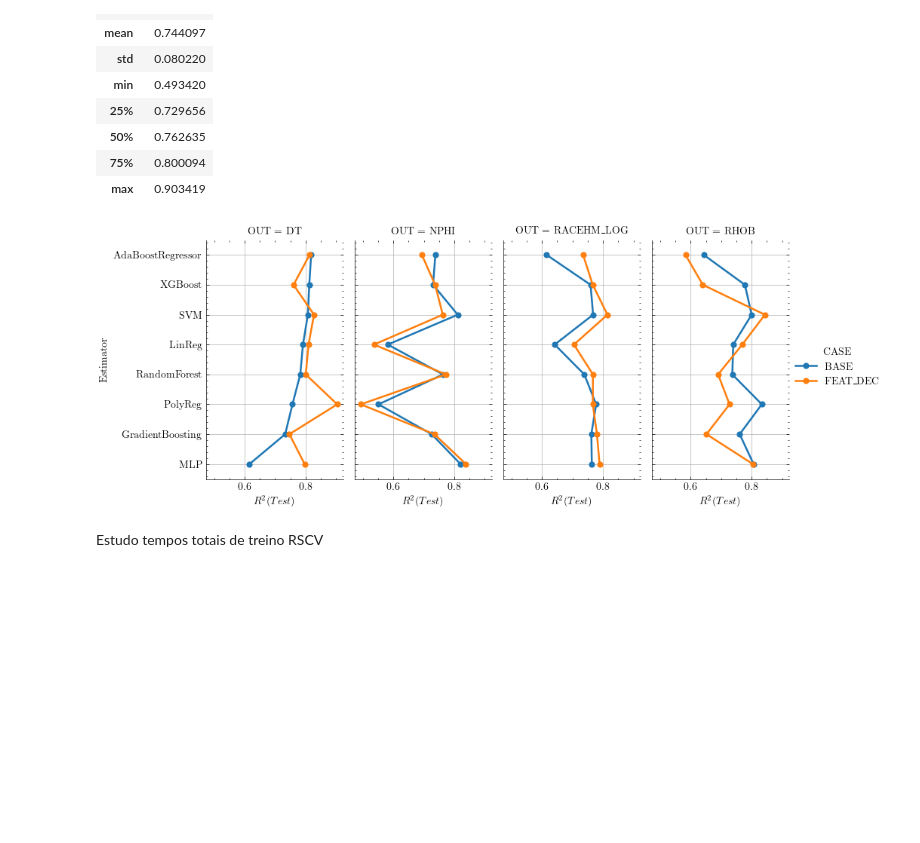
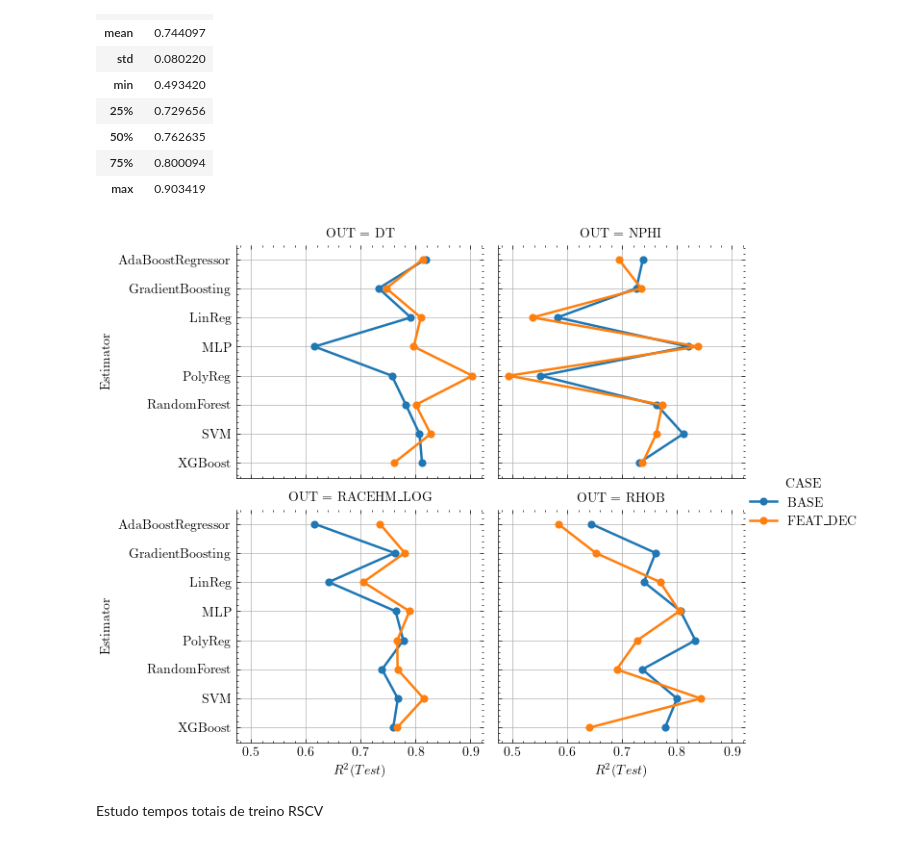
Before and after one commit to felipecostapereira/SYSID_well_logs, a Jupyter notebook: posproc_science_plots_train2.ipynb, the cells around one changed output. Saved outputs shown, nothing was run; the diff lists cells and outputs as text; code cells hidden in the pictures; blank space fills up the shorter version.

Commit message:
posproc new graphs to paper

```diff
--- a/posproc_science_plots_train2.ipynb
+++ b/posproc_science_plots_train2.ipynb
@@ -782,0 +784,12 @@ RACEHM_LOG
+# %%
+df_ens_all = df_results[df_results['CASE'].isin(['ENSEMBLE', 'BASE'])][['CASE', 'OUT', 'ESTIMATOR', 'R2_TE']].sort_values(by=['OUT', 'CASE'])
+
+df_ens_all_max = df_ens_all.groupby(['OUT','ESTIMATOR','CASE' ])['R2_TE'].max().reset_index()
+
+# g = sns.catplot(data=df_ens_all_max, x='R2_TE', y='ESTIMATOR', hue='CASE', col='OUT', kind='point', height=4, aspect=.6, palette='tab10');
+g = sns.catplot(data=df_ens_all_max, x='R2_TE', y='ESTIMATOR', hue='CASE', col='OUT', kind='point', height=3, aspect=1.2, palette='tab10', col_wrap=2);
+g.set_xlabels('$R^2(Test)$')
+g.set_ylabels('Estimator')
+for ax in g.axes.flatten(): ax.grid()
+
+g.savefig('./Images/catplot_ens_results.pdf', format='pdf')
@@ -783,7 +821,7 @@ RACEHM_LOG
 # %% [markdown]
 Avaliação do FEATDEC
 # %%
-df_dec = df_results[df_results['CASE'].isin(['FEAT_DEC', 'BASE'])][['CASE', 'OUT', 'ESTIMATOR', 'R2_TE']].sort_values(by=['OUT', 'CASE'])
+df_dec = df_results[df_results['CASE'].isin(['FEAT_DEC', 'BASE'])][['CASE', 'OUT', 'ESTIMATOR', 'R2_TE']].sort_values(by=['ESTIMATOR', 'OUT', 'CASE'])
 df_dec.describe()
 # %% [output]
 |  | R2_TE |
@@ -796,16 +834,16 @@ df_dec.describe()
 | 75% | 0.800094 |
 | max | 0.903419 |
 # %%
-# g = sns.catplot(data=df_dec, x='R2_TE', y='ESTIMATOR', hue='CASE', col='OUT', kind='point', height=3, aspect=1.2, palette='tab10', col_wrap=2);
-g = sns.catplot(data=df_dec, x='R2_TE', y='ESTIMATOR', hue='CASE', col='OUT', kind='point', height=4, aspect=.6, palette='tab10');
+# g = sns.catplot(data=df_dec, x='R2_TE', y='ESTIMATOR', hue='CASE', col='OUT', kind='point', height=4, aspect=.6, palette='tab10');
+g = sns.catplot(data=df_dec, x='R2_TE', y='ESTIMATOR', hue='CASE', col='OUT', kind='point', height=3, aspect=1.2, palette='tab10', col_wrap=2);
 g.set_xlabels('$R^2(Test)$')
 g.set_ylabels('Estimator')
 # g.despine()
 for ax in g.axes.flatten(): ax.grid()
 
 g.savefig('./Images/catplot_featdec_results.pdf', format='pdf')
 # %% [output]
-[figure, old version]
+[figure, new version]
 # %% [markdown]
 Estudo tempos totais de treino RSCV
 # %%
```
Also changed, not shown: parts of 7 cells of this notebook.
